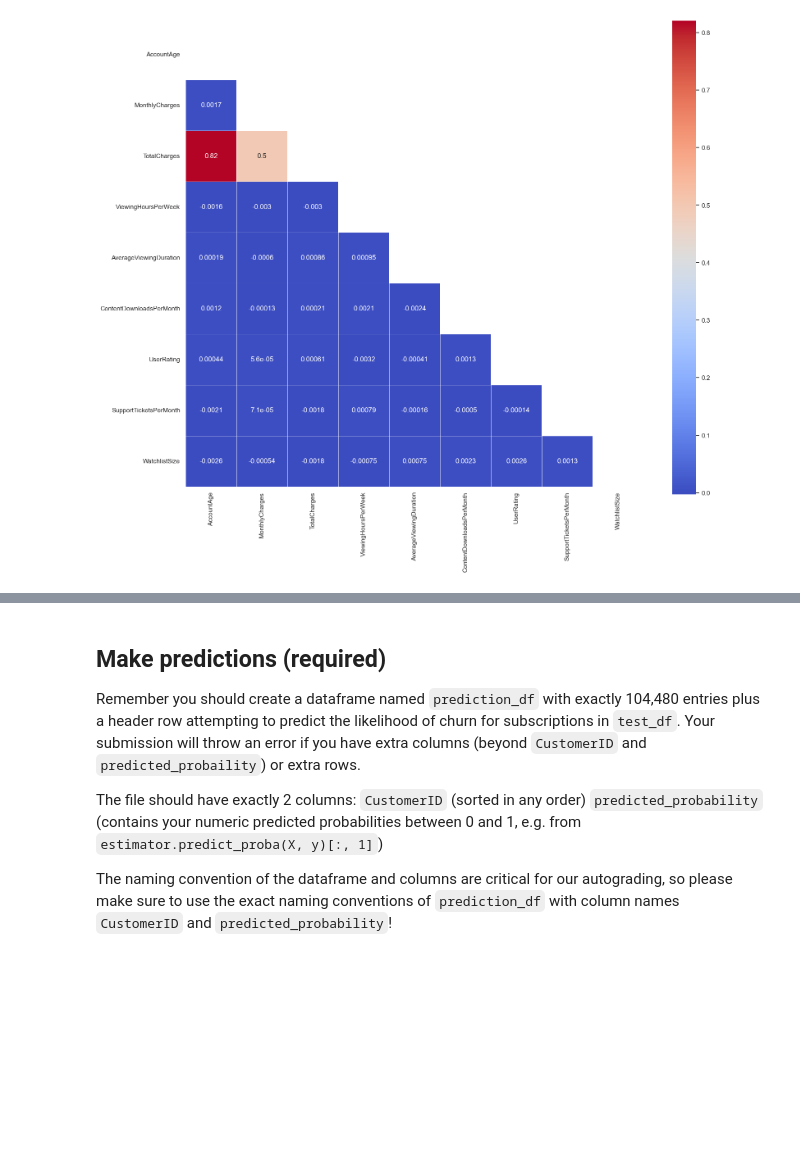
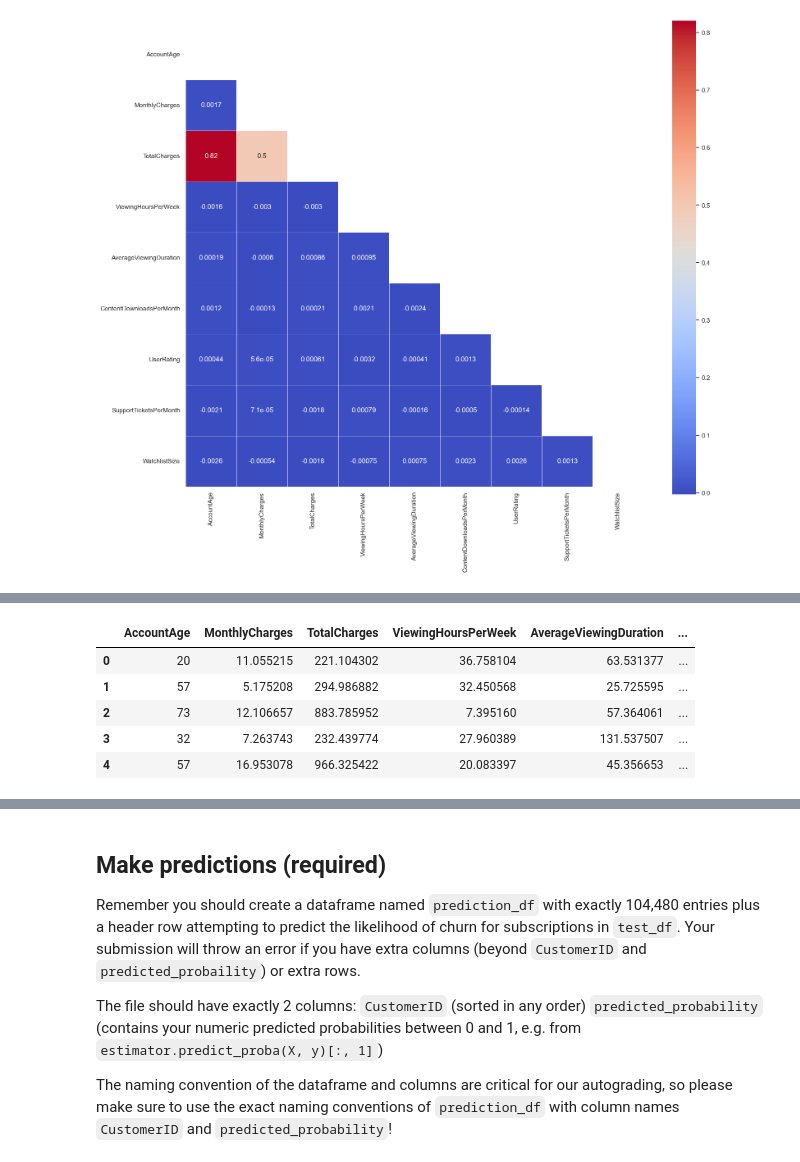
Before and after one commit to laksath/churn_prediction, a Jupyter notebook: ChurnPrediction.ipynb, the cells around one changed output, grey strips where cells are left out. Saved outputs shown, nothing was run; the diff lists cells and outputs as text; code cells hidden in the pictures; blank space fills up the shorter version.

```diff
--- a/ChurnPrediction.ipynb
+++ b/ChurnPrediction.ipynb
@@ -599,0 +662,11 @@ X_train = dataset.drop(columns="Churn")
+# %%
+df2 = train_df[numerical_cols]
+# df2.drop('AccountAge')
+df2.head()
+# %% [output]
+|  | AccountAge | MonthlyCharges | TotalCharges | ViewingHoursPerWeek | AverageViewingDuration | ... |
+| 0 | 20 | 11.055215 | 221.104302 | 36.758104 | 63.531377 | ... |
+| 1 | 57 | 5.175208 | 294.986882 | 32.450568 | 25.725595 | ... |
+| 2 | 73 | 12.106657 | 883.785952 | 7.395160 | 57.364061 | ... |
+| 3 | 32 | 7.263743 | 232.439774 | 27.960389 | 131.537507 | ... |
+| 4 | 57 | 16.953078 | 966.325422 | 20.083397 | 45.356653 | ... |
```
Also changed, not shown: parts of 14 cells of this notebook.
